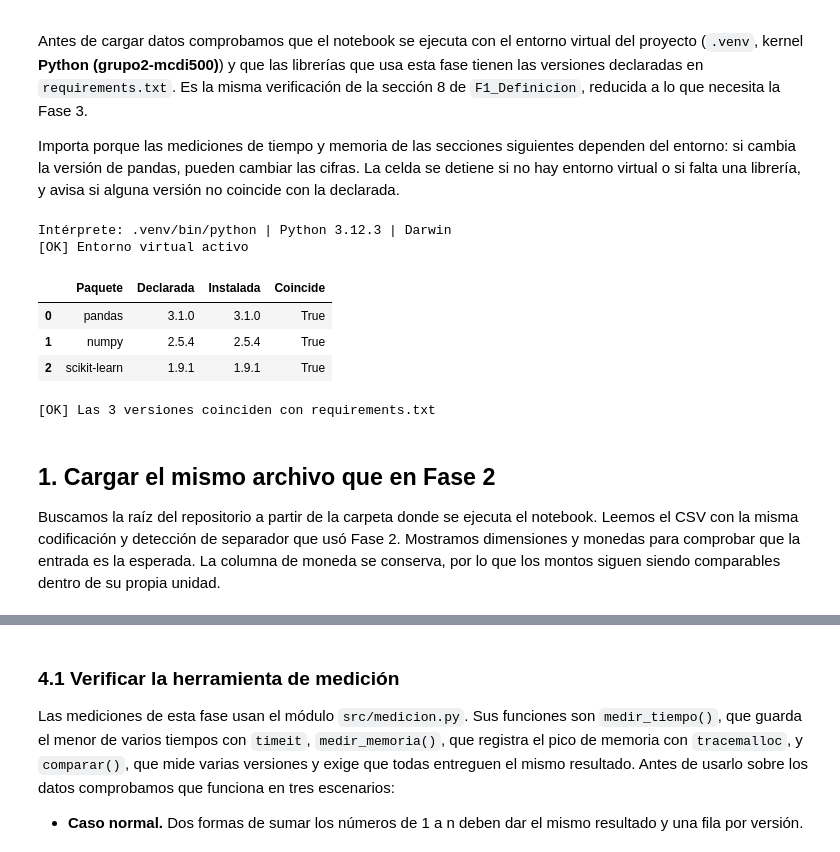
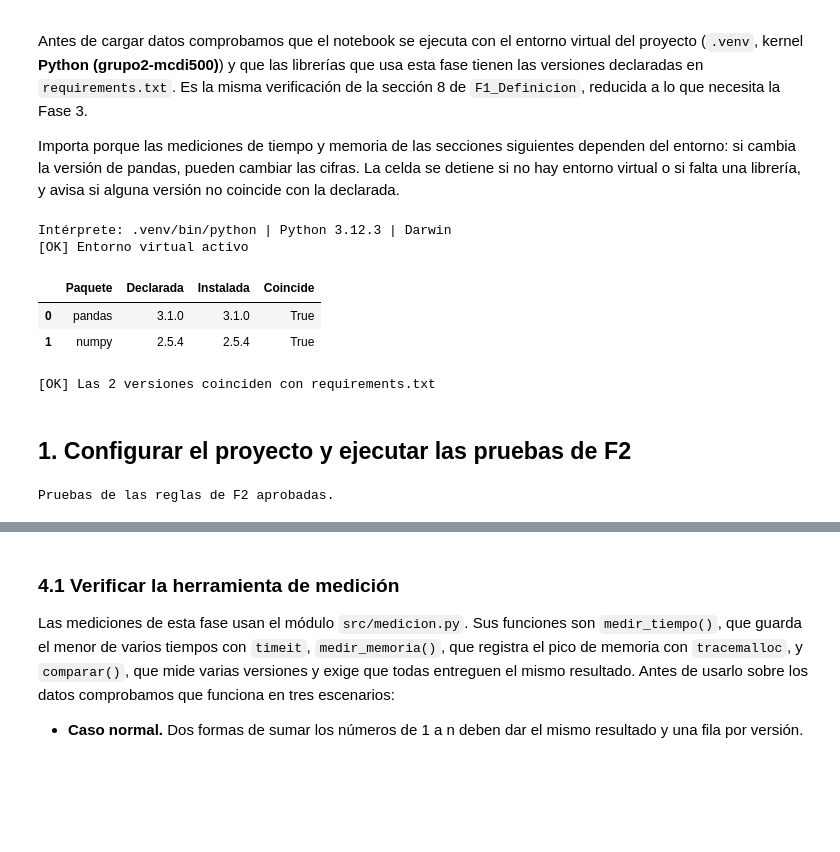
Before and after one commit to proyecto-grupo2-mcdi500/proyecto-grupo2-mcdi500, a Jupyter notebook: F3/F3_Nucleo_Algoritmico.ipynb, the cells around one changed output, grey strips where cells are left out. Saved outputs shown, nothing was run; the diff lists cells and outputs as text; code cells hidden in the pictures; blank space fills up the shorter version.

Commit message:
Update F2 y F3, se unifica notebooks y pipeline e integra la medición de eficiencia

```diff
--- a/F3/F3_Nucleo_Algoritmico.ipynb
+++ b/F3/F3_Nucleo_Algoritmico.ipynb
@@ -24,7 +22,7 @@ import pandas as pd
 from IPython.display import display
 
 # Paquetes que usa la Fase 3, con el nombre que tienen en requirements.txt.
-PAQUETES_F3 = ["pandas", "numpy", "scikit-learn"]
+PAQUETES_F3 = ["pandas", "numpy"]
 
 
 def leer_versiones_declaradas(ruta_requirements, paquetes):
@@ -58,64 +56,62 @@ def verificar_entorno(paquetes):
         except metadata.PackageNotFoundError:
             instalada = None
         filas.append({"Paquete": paquete, "Declarada": declaradas.get(paquete),
                       "Instalada": instalada, "Coincide": instalada == declaradas.get(paquete)})
     tabla = pd.DataFrame(filas)
 
     faltantes = tabla.loc[tabla["Instalada"].isna(), "Paquete"].tolist()
     if faltantes:
         raise ModuleNotFoundError(f"Faltan paquetes: {faltantes}. Ejecuta: pip install -r requirements.txt")
 
     interprete = Path(sys.executable)
     if interprete.is_relative_to(raiz):
         interprete = interprete.relative_to(raiz)
     print(f"Intérprete: {interprete} | Python {platform.python_version()} | {platform.system()}")
     print("[OK] Entorno virtual activo")
     return tabla
 
 
 versiones = verificar_entorno(PAQUETES_F3)
 display(versiones)
 if not versiones["Coincide"].all():
     print("[AVISO] Hay versiones distintas a las declaradas: las cifras de tiempo pueden variar.")
 else:
     print(f"[OK] Las {len(versiones)} versiones coinciden con requirements.txt")
 # %% [output]
 Intérprete: .venv/bin/python | Python 3.12.3 | Darwin
 [OK] Entorno virtual activo
 |  | Paquete | Declarada | Instalada | Coincide |
 | 0 | pandas | 3.1.0 | 3.1.0 | True |
 | 1 | numpy | 2.5.4 | 2.5.4 | True |
-| 2 | scikit-learn | 1.9.1 | 1.9.1 | True |
-[OK] Las 3 versiones coinciden con requirements.txt
+[OK] Las 2 versiones coinciden con requirements.txt
 # %% [markdown]
-## 1. Cargar el mismo archivo que en Fase 2
-
-Buscamos la raíz del repositorio a partir de la carpeta donde se ejecuta el notebook. Leemos el CSV con la misma codificación y detección de separador que usó Fase 2. Mostramos dimensiones y monedas para comprobar que la entrada es la esperada. La columna de moneda se conserva, por lo que los montos siguen siendo comparables dentro de su propia unidad.
+## 1. Configurar el proyecto y ejecutar las pruebas de F2
 # %%
-from pathlib import Path
-import sys
-import platform
-from timeit import repeat
+from io import StringIO
 
-import pandas as pd
-import sklearn
-from IPython.display import display
-from sklearn.model_selection import GroupShuffleSplit
-
-relativa = Path("data/raw/04LicitacionesEne.csv")
 inicio = Path.cwd()
-raiz = next((p for p in (inicio, *inicio.parents) if (p / relativa).is_file()), None)
+raiz = next((p for p in (inicio, *inicio.parents) if (p / "src/pipeline_licitaciones.py").is_file()), None)
 if raiz is None:
-    raise FileNotFoundError(f"Busca el archivo {relativa} dentro del repositorio.")
+    raise FileNotFoundError("No se encontró src/pipeline_licitaciones.py: abre el notebook dentro del repositorio.")
 sys.path.insert(0, str(raiz))
 
+from src.funciones_f2_revision import FECHAS, MONTOS, MOTIVOS, ORDEN_TAMANO, cargar_csv, es_columna_privada
 from src.pipeline_licitaciones import (
-    Bitacora, ConversorFechas, ConversorMontos, OrdenadorTamano, Pipeline,
-    FECHAS, MONTOS, ORDEN, TAMANO, cargar_licitaciones,
+    Bitacora, ExtremosLogIQR, construir_pipeline, control_iterativo, control_vectorizado,
 )
+from src.pruebas_f2 import ejecutar_pruebas_f2
 
-datos_originales = cargar_licitaciones(raiz / relativa)
-print(f"Python {platform.python_version()} | pandas {pd.__version__} | scikit-learn {sklearn.__version__}")
-print(f"Entrada: {datos_originales.shape[0]:,} filas y {datos_originales.shape[1]} columnas")
-display(datos_originales["MonedaOferta"].value_counts(dropna=False).to_frame("Filas"))
+entrada = raiz / "data/raw/04LicitacionesEne.csv"
+destino = raiz / "data/processed"
+referencias = {
+    "ofertas": destino / "04LicitacionesEne_procesado.csv",
+    "licitaciones": destino / "04LicitacionesEne_brecha_por_licitacion.csv",
+}
+for ruta in [entrada, *referencias.values()]:
+    if not ruta.is_file():
+        raise FileNotFoundError(f"Falta {ruta.relative_to(raiz)}. Verifica la entrada y ejecuta F2 primero.")
+ejecutar_pruebas_f2()
+print("Pruebas de las reglas de F2 aprobadas.")
+# %% [output]
+Pruebas de las reglas de F2 aprobadas.
 # %% [markdown]
```
Also changed, not shown: parts of 20 cells of this notebook, 9 other files.
